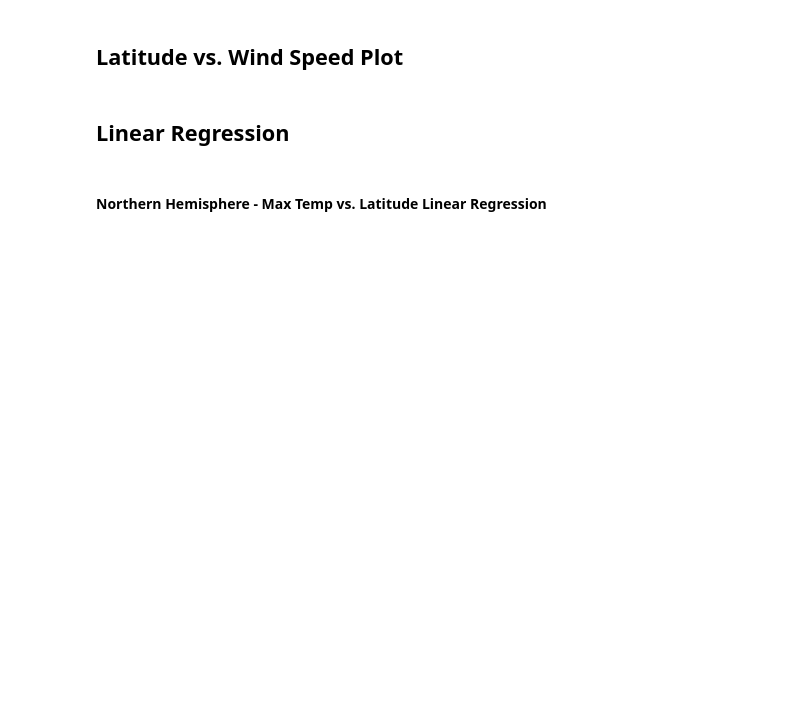
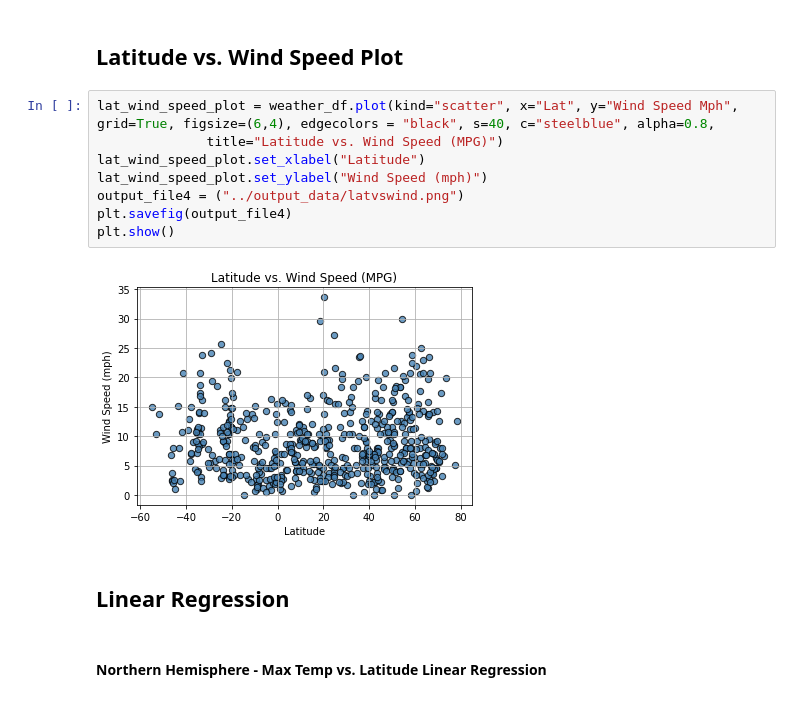
Before and after one commit to gtp1ok/python-api-challenge, a Jupyter notebook: WeatherPy/WeatherPy.ipynb, the cells around one changed output. Cells and saved outputs as stored; diff of their text form; blank space fills up the shorter version.

```diff
--- a/WeatherPy/WeatherPy.ipynb
+++ b/WeatherPy/WeatherPy.ipynb
@@ -129,5 +185,15 @@ Skip this step if there are no cities that have humidity > 100%.
 # %% [markdown]
 ## Latitude vs. Wind Speed Plot
+# %%
+lat_wind_speed_plot = weather_df.plot(kind="scatter", x="Lat", y="Wind Speed Mph", grid=True, figsize=(6,4), edgecolors = "black", s=40, c="steelblue", alpha=0.8,
+              title="Latitude vs. Wind Speed (MPG)")
+lat_wind_speed_plot.set_xlabel("Latitude")
+lat_wind_speed_plot.set_ylabel("Wind Speed (mph)")
+output_file4 = ("../output_data/latvswind.png")
+plt.savefig(output_file4)
+plt.show()
+# %% [output]
+[figure, added]
 # %% [markdown]
 ## Linear Regression
 # %% [markdown]
```
Also changed, not shown: parts of 29 cells of this notebook.
